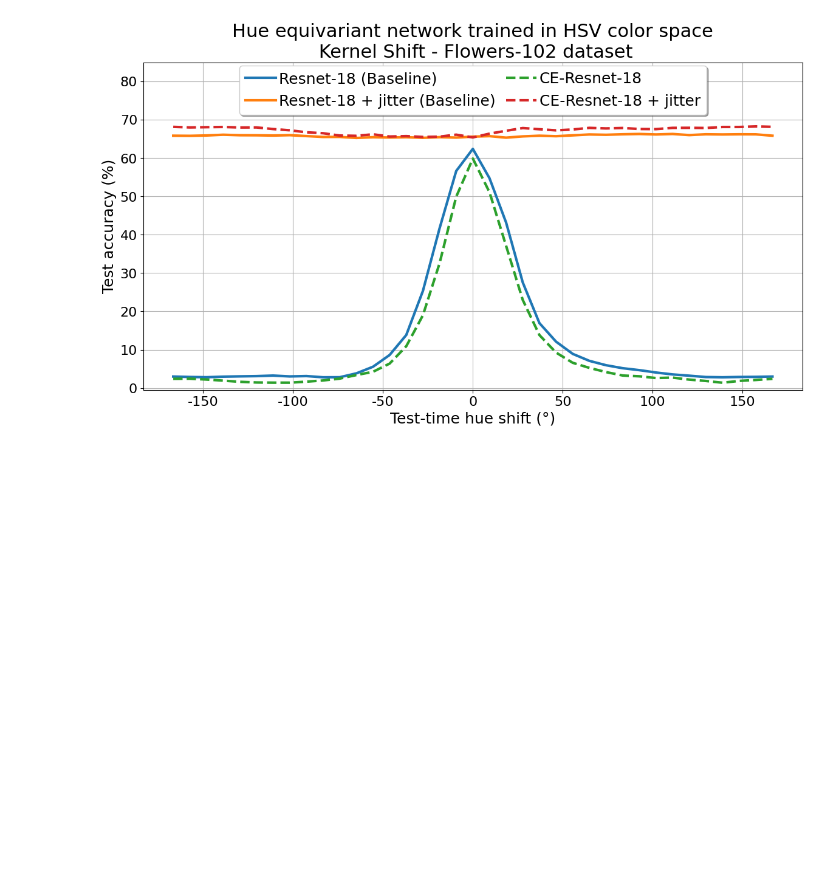
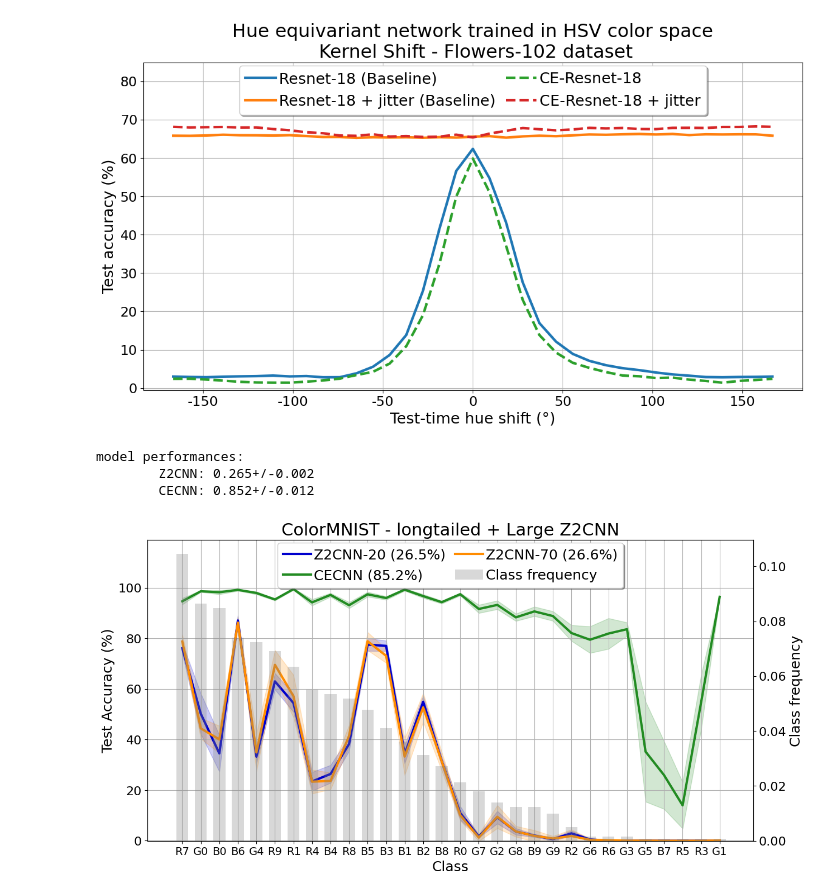
Before and after one commit to ArcovanBreda/CEConvDL2, a Jupyter notebook: CEConv/Arcos_notebook.ipynb, the cells around one changed output. Saved outputs shown, nothing was run; the diff lists cells and outputs as text; code cells hidden in the pictures; blank space fills up the shorter version.

```diff
--- a/CEConv/Arcos_notebook.ipynb
+++ b/CEConv/Arcos_notebook.ipynb
@@ -95,3 +95,11 @@ from utils import hue_kernel
 hue_kernel()
 # %% [output]
 [figure]
+# %%
+from utils import plot_figure_22
+plot_figure_22("/home/arco/Downloads/Master AI/CEConvDL2")
+# %% [output]
+model performances:
+        Z2CNN: 0.265+/-0.002
+        CECNN: 0.852+/-0.012
+[figure, added]
```
Also changed, not shown: 53 other files.
